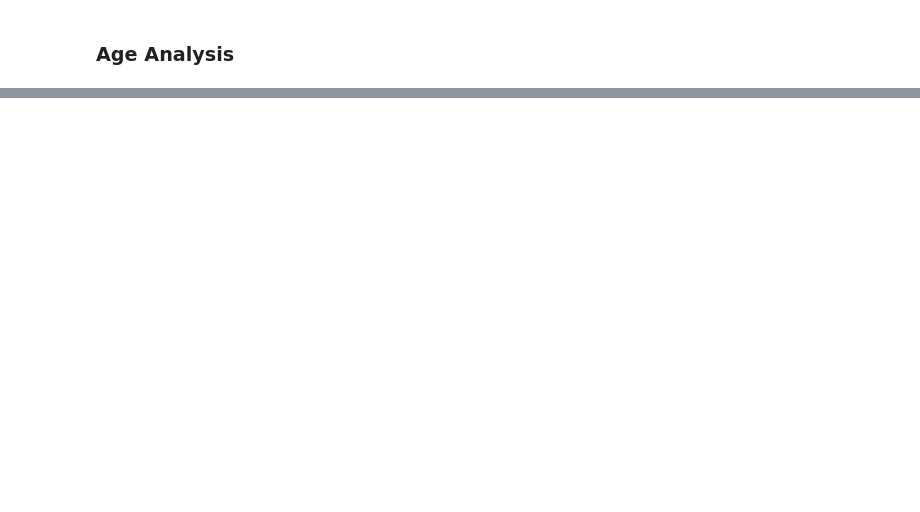
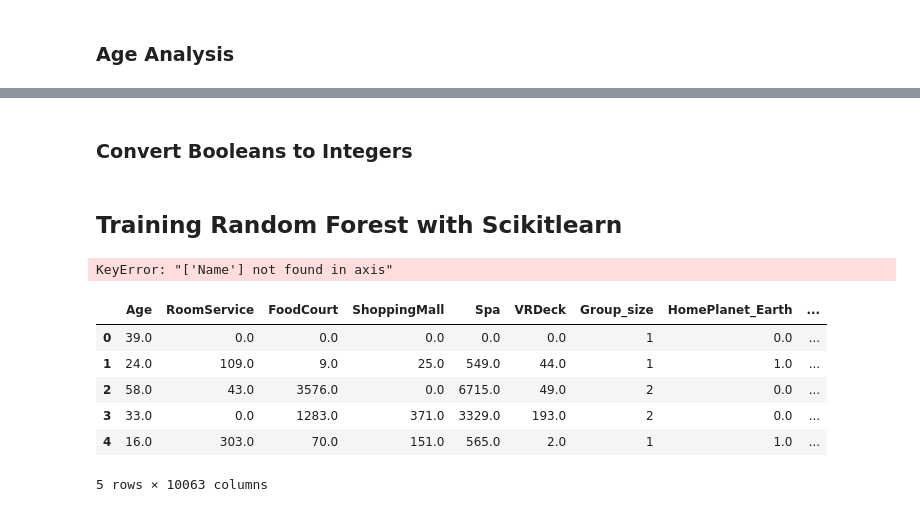
Before and after one commit to slothman3878/spaceship-titanic, a Jupyter notebook: main.ipynb, the cells around one changed output, grey strips where cells are left out. Cells and saved outputs as stored; diff of their text form; code cells hidden in the pictures; blank space fills up the shorter version.

```diff
--- a/main.ipynb
+++ b/main.ipynb
@@ -338,0 +380,3 @@ dtype: int64
+# %%
+dest_dict = {'TRAPPIST-1e': 'T', 'PSO J318.5-22': 'P', '55 Cancri e': 'C', 'Unknown': 'U'}
+dataset_df.Destination = dataset_df.Destination.map(dest_dict)
@@ -338,0 +389,8 @@ dtype: int64
+# %% [markdown]
+### Convert Booleans to Integers
+# %%
+# Convert Bool to Int
+dataset_df.Side = dataset_df.Side.apply(lambda x: True if x == 'P' else False)
+dataset_df[['CryoSleep','VIP','Transported', 'Side']] = dataset_df[['CryoSleep','VIP','Transported', 'Side']].astype(int)
+# %% [markdown]
+## Training Random Forest with Scikitlearn
@@ -338,0 +400,24 @@ dtype: int64
+# %%
+X  = dataset_df.drop(labels=['Name', 'Transported', 'F_name', 'Group_id'], axis=1)
+y = dataset_df.Transported
+
+X.head(5)
+# %% [output]
+KeyError: "['Name'] not found in axis"
+# %%
+encoder = OneHotEncoder(drop='if_binary')
+
+categorical_features = ['HomePlanet', 'CryoSleep', 'Destination', 'VIP', 'Deck', 'Cabin_num', 'Side', 'S_name', 'Group']
+
+new_categorical_features = encoder.fit_transform(X[categorical_features])
+new_categorical_features = pd.DataFrame(new_categorical_features.toarray(), columns=encoder.get_feature_names_out(categorical_features), index=X.index)
+X = pd.concat([X.drop(columns=categorical_features),new_categorical_features], axis=1)
+X.head(5)
+# %% [output]
+|  | Age | RoomService | FoodCourt | ShoppingMall | Spa | VRDeck | Group_size | HomePlanet_Earth | ... |
+| 0 | 39.0 | 0.0 | 0.0 | 0.0 | 0.0 | 0.0 | 1 | 0.0 | ... |
+| 1 | 24.0 | 109.0 | 9.0 | 25.0 | 549.0 | 44.0 | 1 | 1.0 | ... |
+| 2 | 58.0 | 43.0 | 3576.0 | 0.0 | 6715.0 | 49.0 | 2 | 0.0 | ... |
+| 3 | 33.0 | 0.0 | 1283.0 | 371.0 | 3329.0 | 193.0 | 2 | 0.0 | ... |
+| 4 | 16.0 | 303.0 | 70.0 | 151.0 | 565.0 | 2.0 | 1 | 1.0 | ... |
+5 rows × 10063 columns
```
Also changed, not shown: parts of 20 cells of this notebook.
